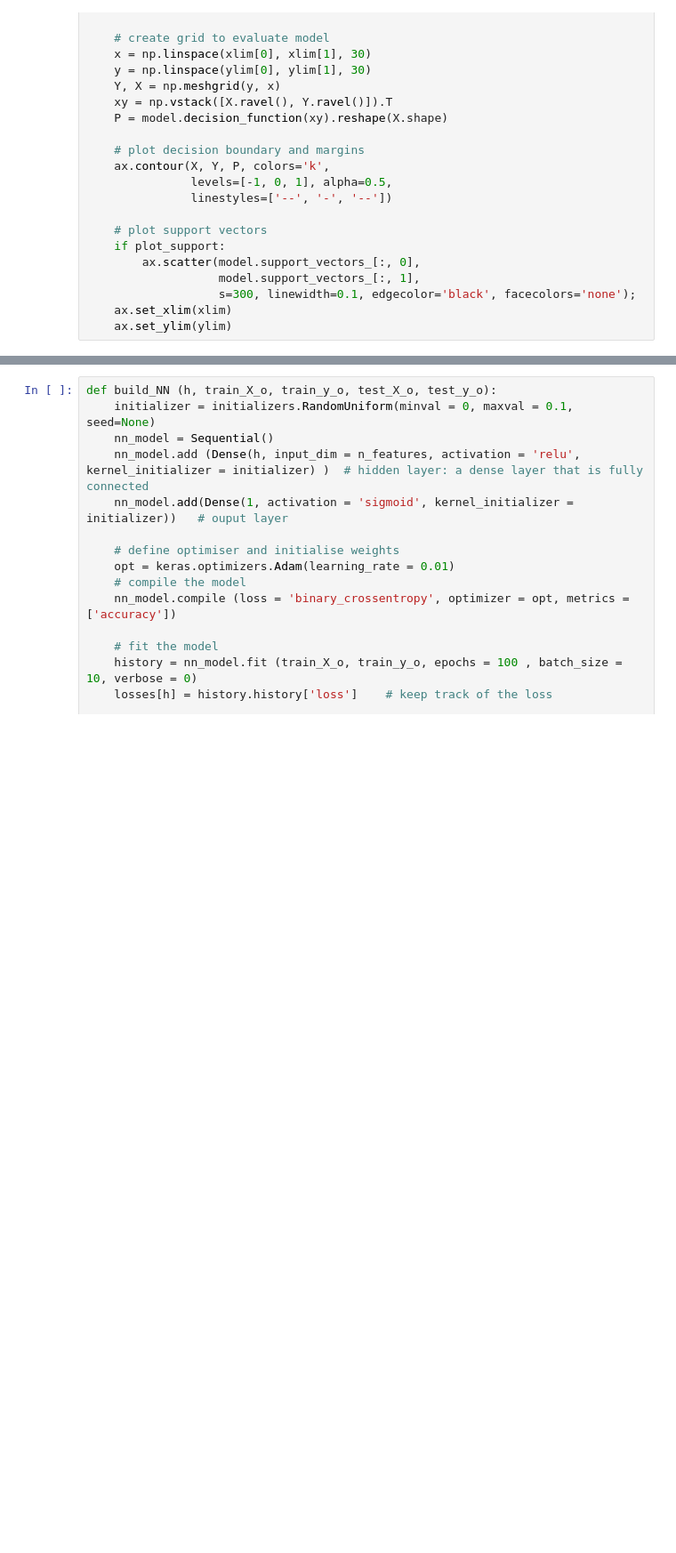
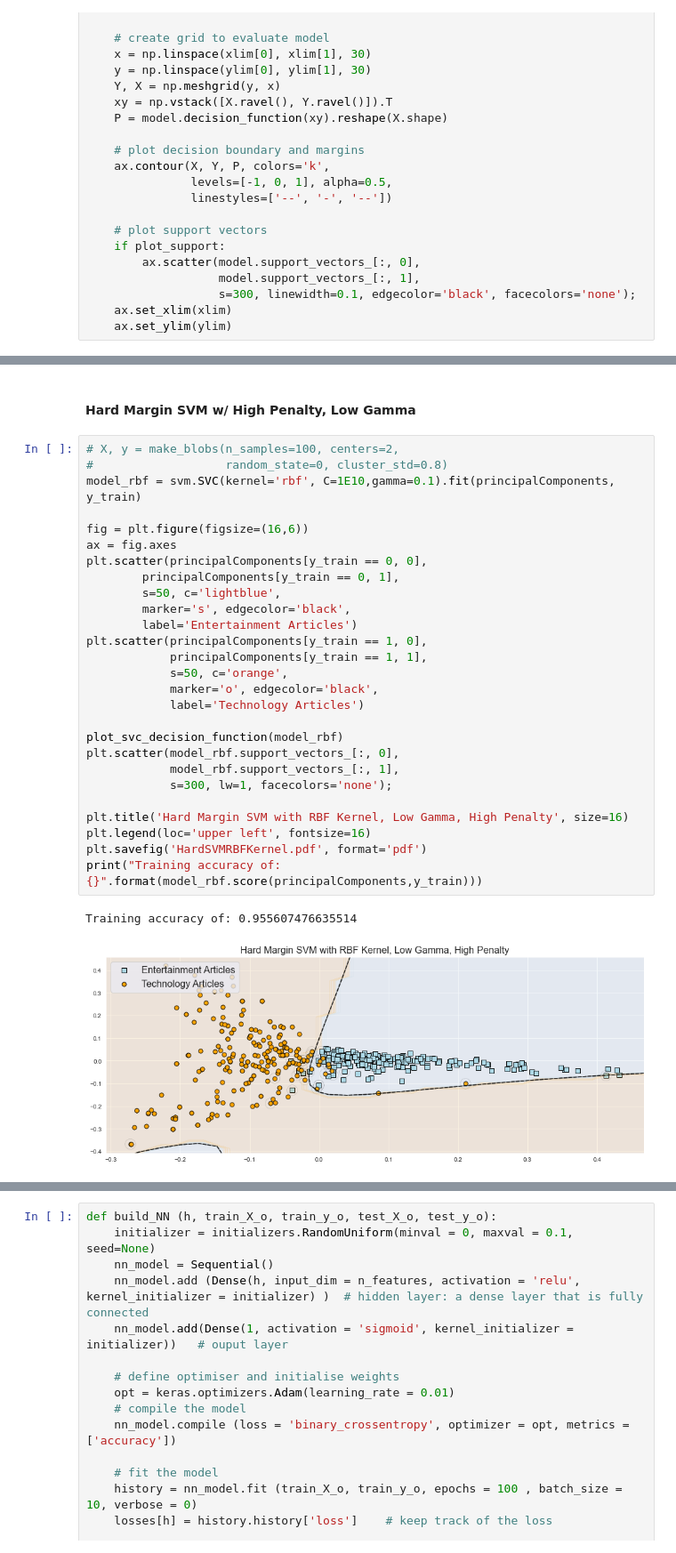
Before and after one commit to andrielhandrail/cs361-tsML, a Jupyter notebook: cs361tsMLasst3.ipynb, the cells around one changed output, grey strips where cells are left out. Shown: that part at 89% size. Cells and saved outputs as stored; diff of their text form; blank space fills up the shorter version.

```diff
--- a/cs361tsMLasst3.ipynb
+++ b/cs361tsMLasst3.ipynb
@@ -824,0 +825,32 @@ ___
+# %% [markdown]
+#### Hard Margin SVM w/ High Penalty, Low Gamma
+# %%
+# X, y = make_blobs(n_samples=100, centers=2,
+#                   random_state=0, cluster_std=0.8)
+model_rbf = svm.SVC(kernel='rbf', C=1E10,gamma=0.1).fit(principalComponents, y_train)
+
+fig = plt.figure(figsize=(16,6))
+ax = fig.axes
+plt.scatter(principalComponents[y_train == 0, 0],
+        principalComponents[y_train == 0, 1],
+        s=50, c='lightblue',
+        marker='s', edgecolor='black',
+        label='Entertainment Articles')
+plt.scatter(principalComponents[y_train == 1, 0],
+            principalComponents[y_train == 1, 1],
+            s=50, c='orange',
+            marker='o', edgecolor='black',
+            label='Technology Articles')
+
+plot_svc_decision_function(model_rbf)
+plt.scatter(model_rbf.support_vectors_[:, 0],
+            model_rbf.support_vectors_[:, 1],
+            s=300, lw=1, facecolors='none');
+
+plt.title('Hard Margin SVM with RBF Kernel, Low Gamma, High Penalty', size=16)
+plt.legend(loc='upper left', fontsize=16)
+plt.savefig('HardSVMRBFKernel.pdf', format='pdf')
+print("Training accuracy of: {}".format(model_rbf.score(principalComponents,y_train)))
+# %% [output]
+Training accuracy of: 0.955607476635514
+[figure, added]
```
Also changed, not shown: parts of 12 cells of this notebook, 3 other files.
